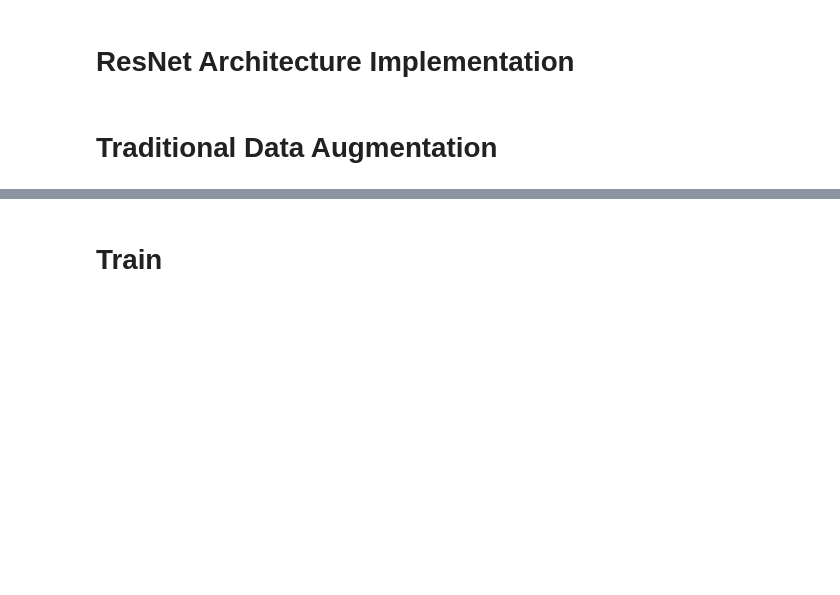
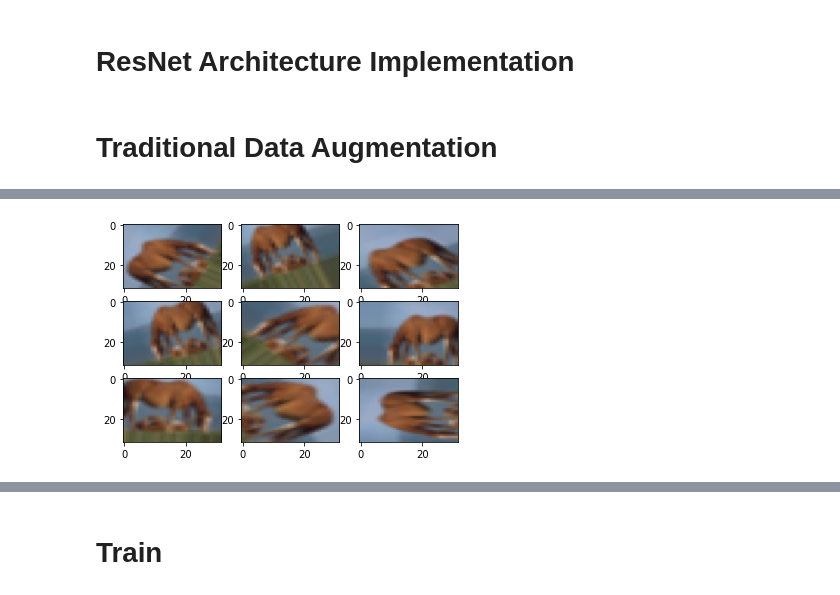
Before and after one commit to somu13/CS61A, a Jupyter notebook: ResNets_on_Public_Datasets_[Under_Construction].ipynb, the cells around one changed output, grey strips where cells are left out. Saved outputs shown, nothing was run; the diff lists cells and outputs as text; code cells hidden in the pictures; blank space fills up the shorter version.

```diff
--- a/ResNets_on_Public_Datasets_[Under_Construction].ipynb
+++ b/ResNets_on_Public_Datasets_[Under_Construction].ipynb
@@ -340,8 +373,3 @@ datagen = ImageDataGenerator(
         data_format=None,
         # fraction of images reserved for validation (strictly between 0 and 1)
         validation_split=0.2)
-# %%
-# Need to fix the following 2 cells!
-img = X_train[0]
-x, y = next(datagen.flow(X_train,y_train, batch_size=9))
-x.shape
@@ -350,14 +376,26 @@ x.shape
 # %%
-# Placeholder to visualize examples of augmented images
 
-img = X_train[0]
-#img = img.reshape((1,) + img.shape)
-datagen.fit(img)
-i=0
-for img_batch in datagen.flow(img, batch_size=9):
-    for img in img_batch:
-        plt.subplot(330 + 1 + i)
-        plt.imshow(img)
-        i=i+1
-    if i >= batch_size:
-        break
+def augmented_images_plt(img, datagen):
+    """Augmented Images Plotter
+
+    Displays a 9-image plot of augmented images generated from the provided datagen and single img
+
+    # Arguments
+        img (numpy multidimensional array: 3 Channel Image, Ex: (32, 32, 3)
+        datagen (ImageDataGenerator): ImageDataGenerator object
+
+    # Returns
+        none
+    """
+    img = np.expand_dims(img, 0)
+    datagen.fit(img)
+    i=0
+    batch_size=9
+    for img_batch in datagen.flow(img, batch_size=batch_size):
+        for img in img_batch:
+            img = img.astype('float32') / 255
+            plt.subplot(331+i)
+            plt.imshow(img, aspect='auto')
+            i=i+1
+        if i >= batch_size:
+            break
@@ -365,0 +407,4 @@ ValueError: ignored
+# %%
+augmented_images_plt(X_train[0], datagen)
+# %% [output]
+[figure, added]
```
Also changed, not shown: parts of 14 cells of this notebook.
